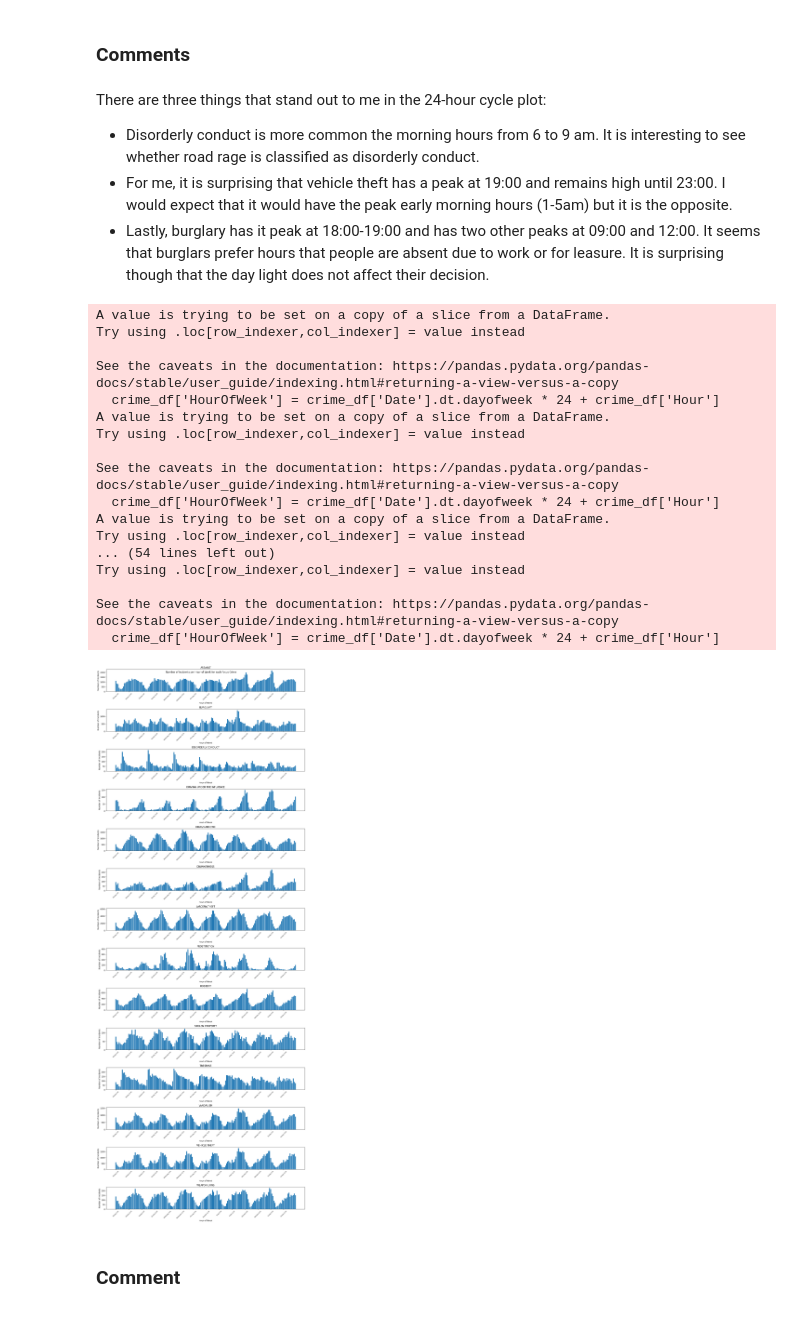
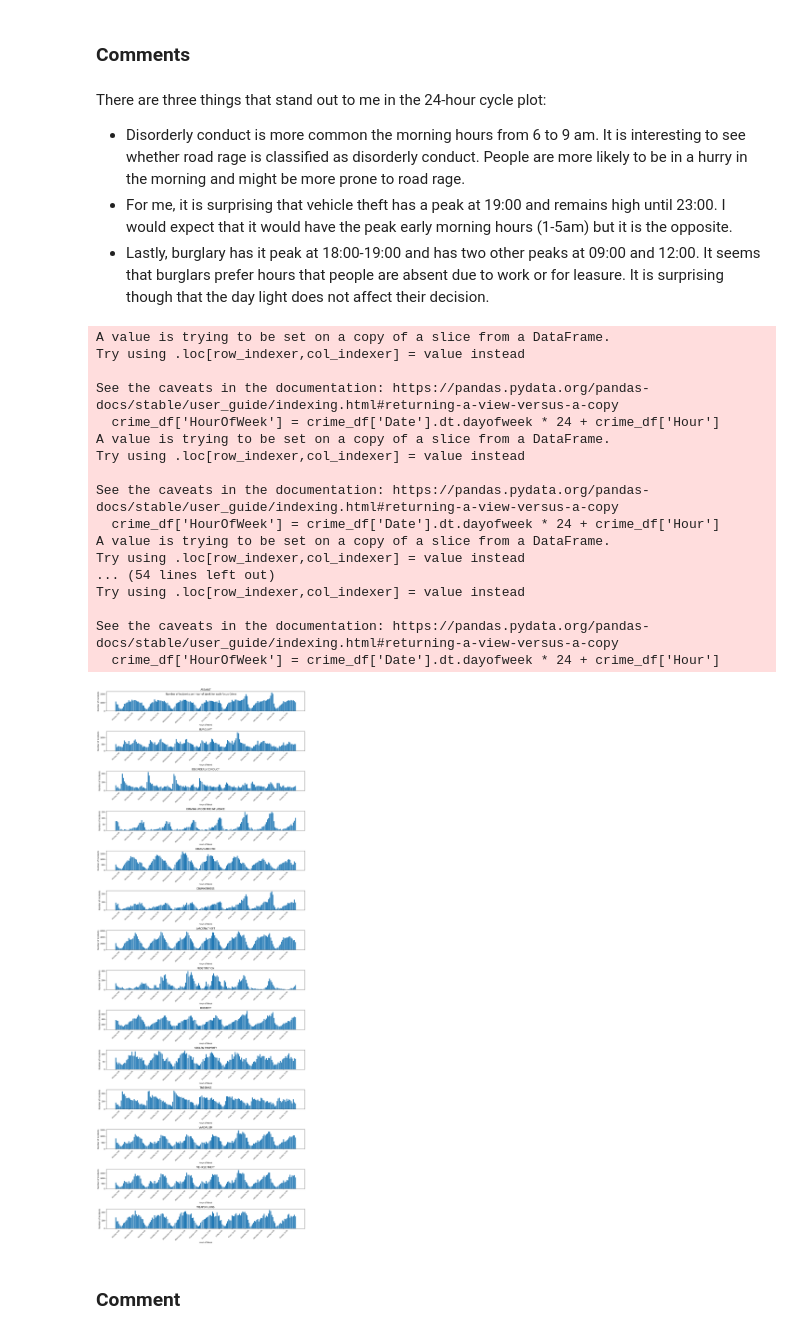
Before and after one commit to XhinoMullaymeri/socialdata2024, a Jupyter notebook: assignments/Assignment1-solution.ipynb, the cells around one changed output. Saved outputs shown, nothing was run; the diff lists cells and outputs as text; code cells hidden in the pictures.

```diff
--- a/assignments/Assignment1-solution.ipynb
+++ b/assignments/Assignment1-solution.ipynb
@@ -191,7 +199,7 @@ plt.show()
 ### Comments
 # %% [markdown]
 There are three things that stand out to me in the 24-hour cycle plot:
-- Disorderly conduct is more common the morning hours from 6 to 9 am. It is interesting to see whether road rage is classified as disorderly conduct.
+- Disorderly conduct is more common the morning hours from 6 to 9 am. It is interesting to see whether road rage is classified as disorderly conduct. People are more likely to be in a hurry in the morning and might be more prone to road rage.
 - For me, it is surprising that vehicle theft has a peak at 19:00 and remains high until 23:00. I would expect that it would have the peak early morning hours (1-5am) but it is the opposite.
 - Lastly, burglary has it peak at 18:00-19:00 and has two other peaks at 09:00 and 12:00. It seems that burglars prefer hours that people are absent due to work or for leasure. It is surprising though that the day light does not affect their decision.
 # %%
@@ -214,35 +222,35 @@ for i, crime in enumerate(focuscrimes):
     axs[i].set_xticks(np.arange(0, 24 * 7, 12))
     axs[i].set_xticklabels([f"{days_mapping[j // 24]} {j % 24}:00" for j in np.arange(0, 24 * 7, 12)])
 
 # Rotate x-axis labels for all subplots
 for ax in axs:
-    ax.tick_params(axis='x', rotation=45, labelsize=6)
+    ax.tick_params(axis='x', rotation=45, labelsize=8)
 
 # fig title and add space between title and subplots
 fig.suptitle('Number of Incidents per Hour of Week for each Focus Crime')
 
 # Adjust layout and show the plot
 plt.tight_layout()
 plt.show()
 # %% [output]
 A value is trying to be set on a copy of a slice from a DataFrame.
 Try using .loc[row_indexer,col_indexer] = value instead
 
 See the caveats in the documentation: https://pandas.pydata.org/pandas-docs/stable/user_guide/indexing.html#returning-a-view-versus-a-copy
   crime_df['HourOfWeek'] = crime_df['Date'].dt.dayofweek * 24 + crime_df['Hour']
 A value is trying to be set on a copy of a slice from a DataFrame.
 Try using .loc[row_indexer,col_indexer] = value instead
 
 See the caveats in the documentation: https://pandas.pydata.org/pandas-docs/stable/user_guide/indexing.html#returning-a-view-versus-a-copy
   crime_df['HourOfWeek'] = crime_df['Date'].dt.dayofweek * 24 + crime_df['Hour']
 A value is trying to be set on a copy of a slice from a DataFrame.
 Try using .loc[row_indexer,col_indexer] = value instead
 ... (54 lines left out)
 Try using .loc[row_indexer,col_indexer] = value instead
 
 See the caveats in the documentation: https://pandas.pydata.org/pandas-docs/stable/user_guide/indexing.html#returning-a-view-versus-a-copy
   crime_df['HourOfWeek'] = crime_df['Date'].dt.dayofweek * 24 + crime_df['Hour']
-[figure, old version]
+[figure, new version]
 # %% [markdown]
 ### Comment
 # %% [markdown]
```
Also changed, not shown: parts of 19 cells of this notebook.
